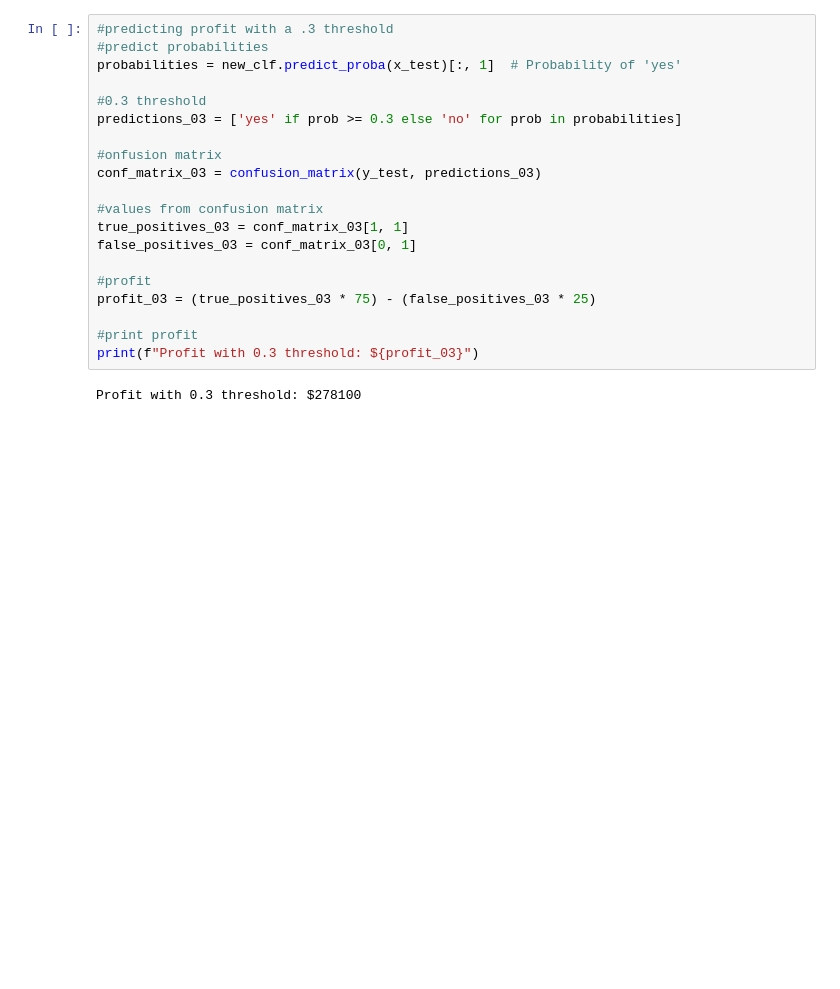
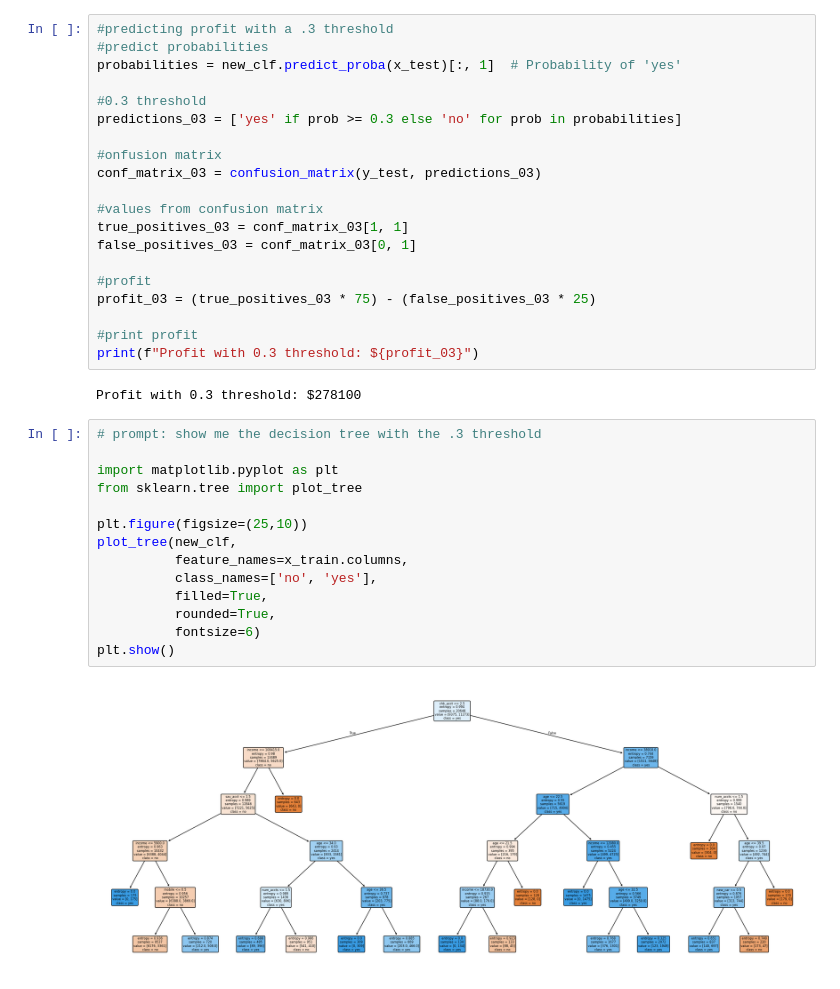
Before and after one commit to matiasarmesto/businessanalytics, a Jupyter notebook: Assignments/Scripts/advise_invest_template.ipynb, the cells around one changed output. Drawn from its saved outputs; the diff is of its cells as text; blank space fills up the shorter version.

```diff
--- a/Assignments/Scripts/advise_invest_template.ipynb
+++ b/Assignments/Scripts/advise_invest_template.ipynb
@@ -651,3 +651,19 @@ profit_03 = (true_positives_03 * 75) - (false_positives_03 * 25)
 print(f"Profit with 0.3 threshold: ${profit_03}")
 # %% [output]
 Profit with 0.3 threshold: $278100
+# %%
+# prompt: show me the decision tree with the .3 threshold
+
+import matplotlib.pyplot as plt
+from sklearn.tree import plot_tree
+
+plt.figure(figsize=(25,10))
+plot_tree(new_clf,
+          feature_names=x_train.columns,
+          class_names=['no', 'yes'],
+          filled=True,
+          rounded=True,
+          fontsize=6)
+plt.show()
+# %% [output]
+[figure, added]
```
